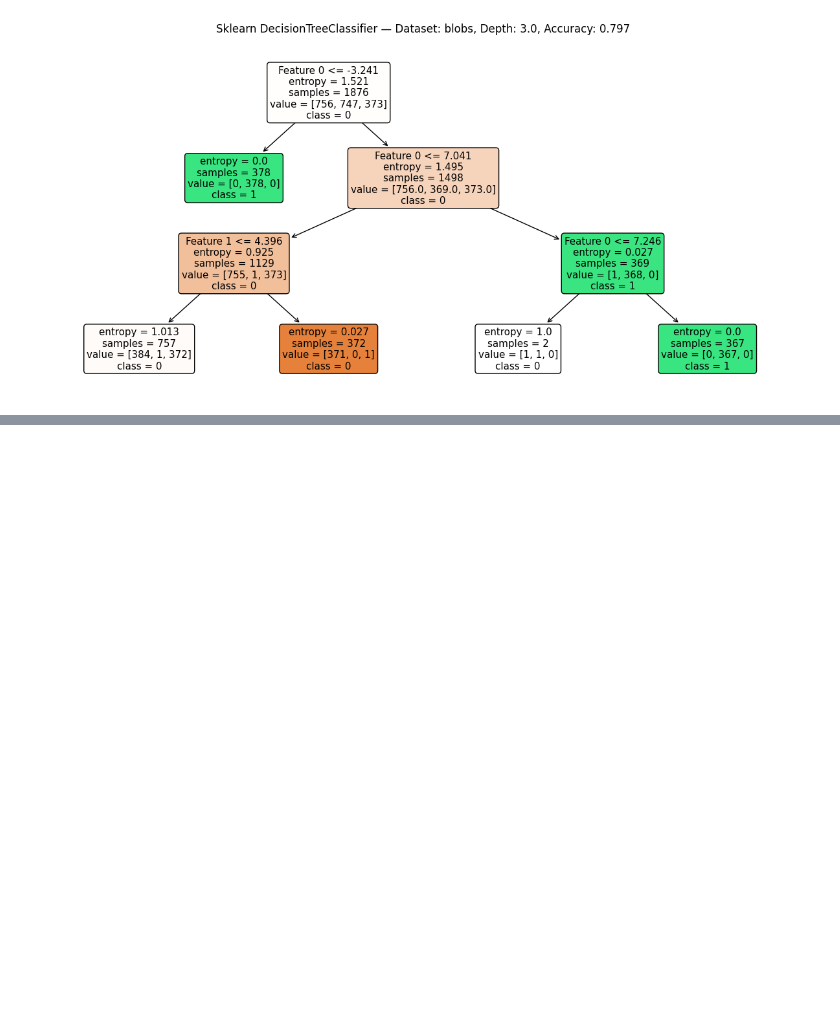
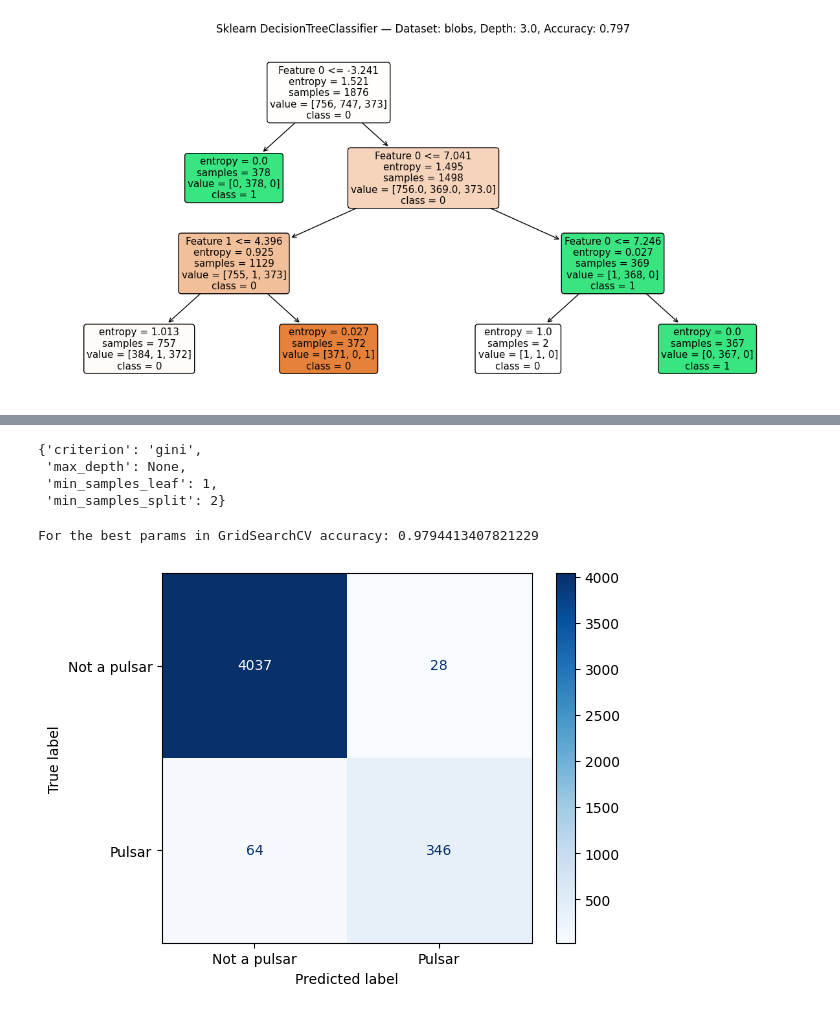
Before and after one commit to adamzsl/master-studies, a Jupyter notebook: decision_tree/decision_tree.ipynb, the cells around one changed output, grey strips where cells are left out. Saved outputs shown, nothing was run; the diff lists cells and outputs as text; code cells hidden in the pictures; blank space fills up the shorter version.

```diff
--- a/decision_tree/decision_tree.ipynb
+++ b/decision_tree/decision_tree.ipynb
@@ -657,0 +759,3 @@ for _, result in results_df.iterrows():
+# %%
+X_train, X_test, y_train, y_test = train_test_split(
+    X, y, random_state=259202, stratify=y)
@@ -657,0 +774,5 @@ for _, result in results_df.iterrows():
+# %%
+# normalization
+scaler = MinMaxScaler()
+X_train_normalized = scaler.fit_transform(X_train)
+X_test_normalized = scaler.transform(X_test)
@@ -657,0 +783,8 @@ for _, result in results_df.iterrows():
+# %%
+parameters = {'criterion':('gini', 'entropy', 'log_loss'),
+              'max_depth': [None, 1, 2, 3, 4, 5, 6, 7, 8, 9, 10],
+              'min_samples_split': [2, 3, 4, 5, 6, 7, 8, 9, 10],
+              'min_samples_leaf': [1, 2, 3, 4, 5, 6, 7, 8, 9, 10]}
+dtc = DecisionTreeClassifier()
+clf = GridSearchCV(dtc, parameters)
+clf.fit(X_train_normalized, y_train)
@@ -657,0 +814,21 @@ for _, result in results_df.iterrows():
+# %%
+# best params
+cv_results_df.sort_values(by=['rank_test_score'])['params'][0]
+# %% [output]
+{'criterion': 'gini',
+ 'max_depth': None,
+ 'min_samples_leaf': 1,
+ 'min_samples_split': 2}
+# %%
+y_pred = clf.predict(X_test_normalized)
+acc = accuracy_score(y_test, y_pred)
+print(f"For the best params in GridSearchCV accuracy: {acc}")
+# %% [output]
+For the best params in GridSearchCV accuracy: 0.9794413407821229
+# %%
+cm = confusion_matrix(y_test, y_pred, labels = clf.classes_)
+disp = ConfusionMatrixDisplay(confusion_matrix=cm, display_labels=["Not a pulsar", "Pulsar"])
+disp.plot(cmap='Blues')
+plt.show()
+# %% [output]
+[figure, added]
```
Also changed, not shown: parts of 14 cells of this notebook, 3 other files.
